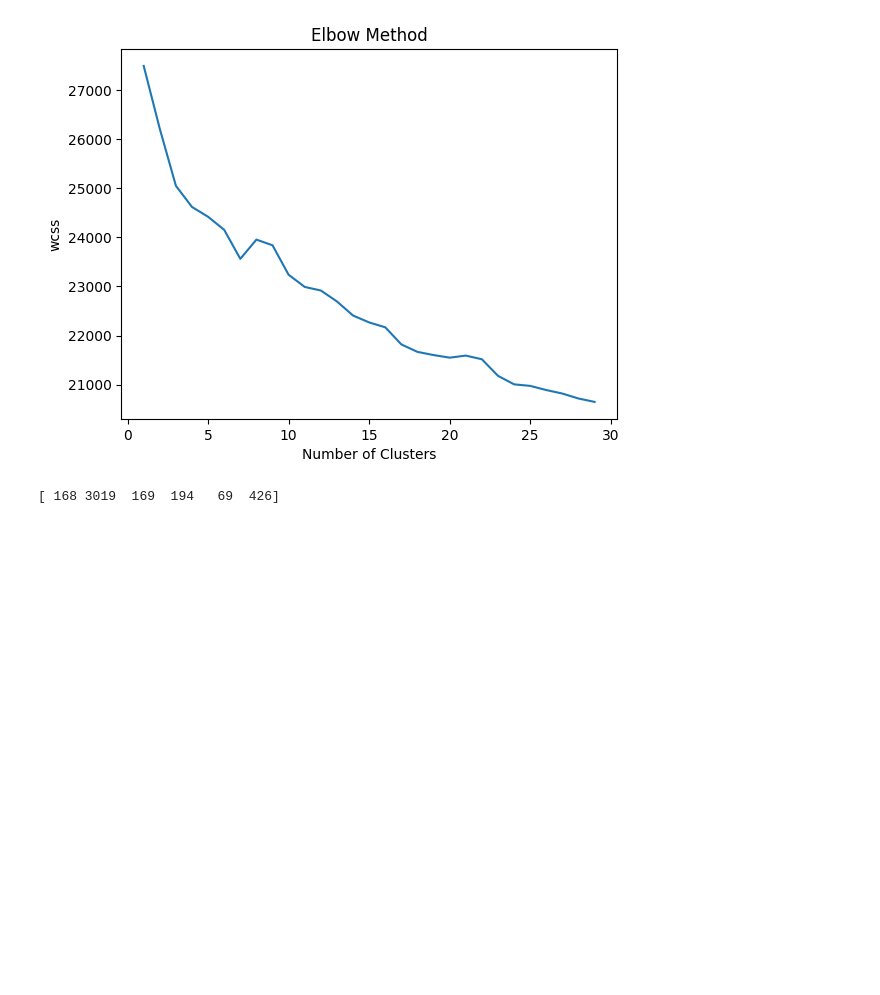
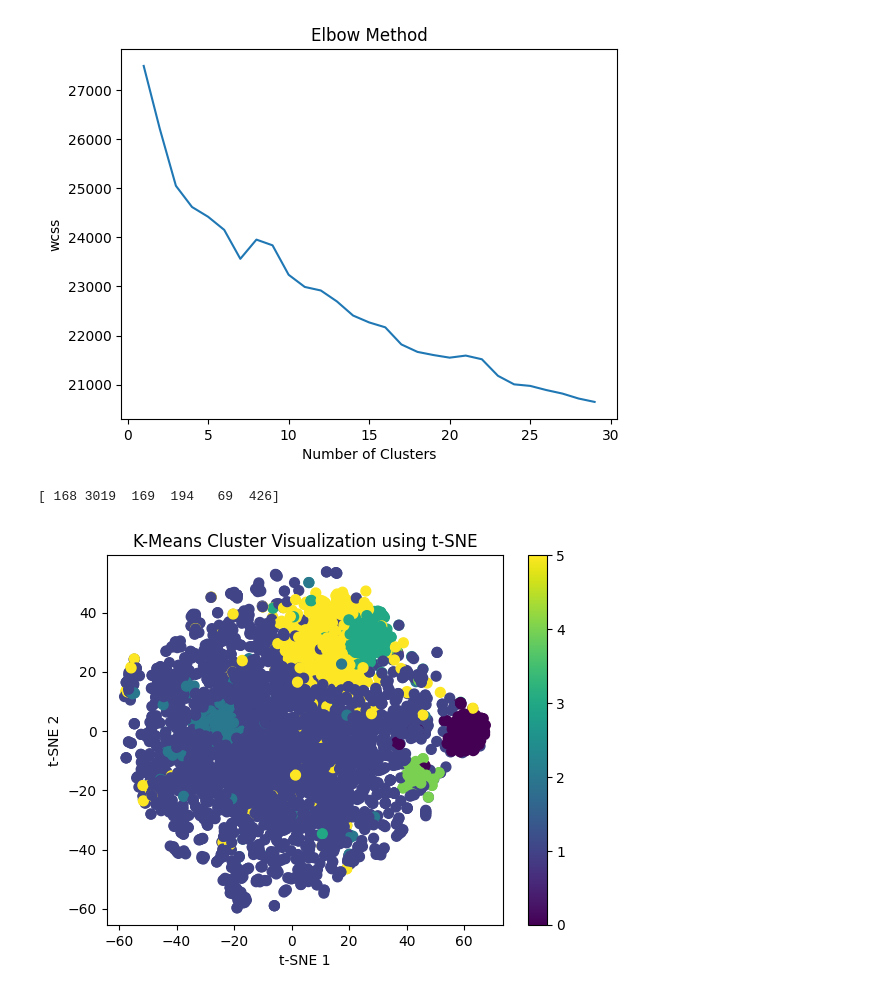
Before and after one commit to kyleronc/TweetClustering, a Jupyter notebook: Code/Code.ipynb, the cells around one changed output. Saved outputs shown, nothing was run; the diff lists cells and outputs as text; code cells hidden in the pictures; blank space fills up the shorter version.

```diff
--- a/Code/Code.ipynb
+++ b/Code/Code.ipynb
@@ -226,8 +227,22 @@ plt.show()
 [figure]
 # %%
 kmeans = KMeans(n_clusters=6, n_init='auto', max_iter=300, random_state=0)
-Y_kmeans = kmeans.fit_predict(cosine_similarity)
+output = kmeans.fit_predict(cosine_similarity)
 cluster_ids, cluster_sizes = np.unique(kmeans.labels_, return_counts=True)
 print(cluster_sizes)
 # %% [output]
 [ 168 3019  169  194   69  426]
+# %%
+dense_binary_matrix = binary_matrix.toarray()
+
+tsne = TSNE(n_components=2, metric='cosine', random_state=42, init='random')
+reduced_data = tsne.fit_transform(dense_binary_matrix)
+
+plt.scatter(reduced_data[:, 0], reduced_data[:, 1], c=kmeans.labels_, cmap='viridis', marker='o', s=50)
+plt.xlabel('t-SNE 1')
+plt.ylabel('t-SNE 2')
+plt.title('K-Means Cluster Visualization using t-SNE')
+plt.colorbar()
+plt.show()
+# %% [output]
+[figure, added]
```
Also changed, not shown: parts of 9 cells of this notebook.
